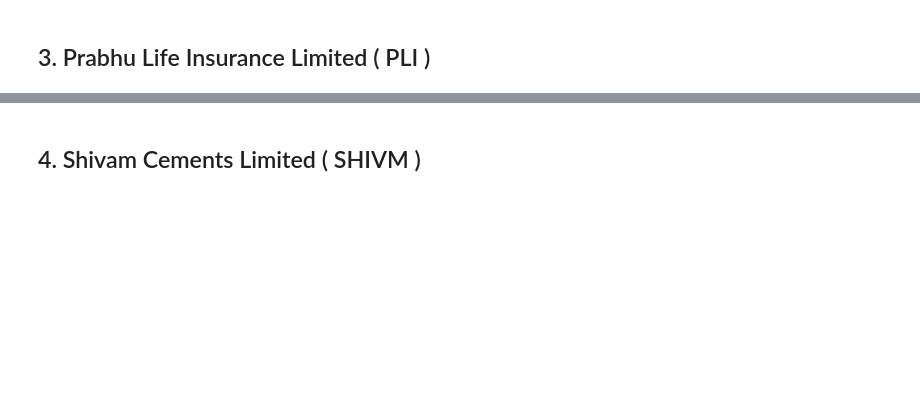
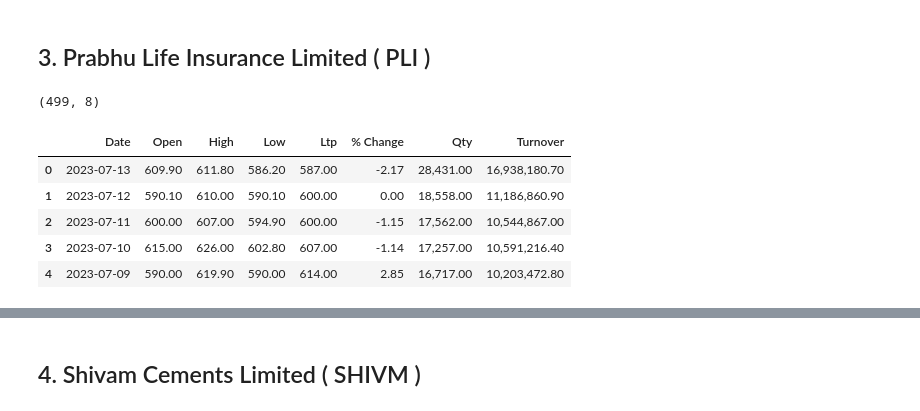
Before and after one commit to afterSt0rm/Scraping-Stock-Price-History, a Jupyter notebook: Scraping Stock Price History.ipynb, the cells around one changed output, grey strips where cells are left out. Drawn from its saved outputs; the diff is of its cells as text; code cells hidden in the pictures; blank space fills up the shorter version.

```diff
--- a/Scraping Stock Price History.ipynb
+++ b/Scraping Stock Price History.ipynb
@@ -62,3 +345,16 @@ prabhu_life_df = pd.DataFrame({
     "Qty" : prabhu_life_price_history[6],
     "Turnover" : prabhu_life_price_history[7]
 })
+# %%
+prabhu_life_df.shape
+# %% [output]
+(499, 8)
+# %%
+prabhu_life_df.head()
+# %% [output]
+|  | Date | Open | High | Low | Ltp | % Change | Qty | Turnover |
+| 0 | 2023-07-13 | 609.90 | 611.80 | 586.20 | 587.00 | -2.17 | 28,431.00 | 16,938,180.70 |
+| 1 | 2023-07-12 | 590.10 | 610.00 | 590.10 | 600.00 | 0.00 | 18,558.00 | 11,186,860.90 |
+| 2 | 2023-07-11 | 600.00 | 607.00 | 594.90 | 600.00 | -1.15 | 17,562.00 | 10,544,867.00 |
+| 3 | 2023-07-10 | 615.00 | 626.00 | 602.80 | 607.00 | -1.14 | 17,257.00 | 10,591,216.40 |
+| 4 | 2023-07-09 | 590.00 | 619.90 | 590.00 | 614.00 | 2.85 | 16,717.00 | 10,203,472.80 |
```
Also changed, not shown: parts of 50 cells of this notebook.
